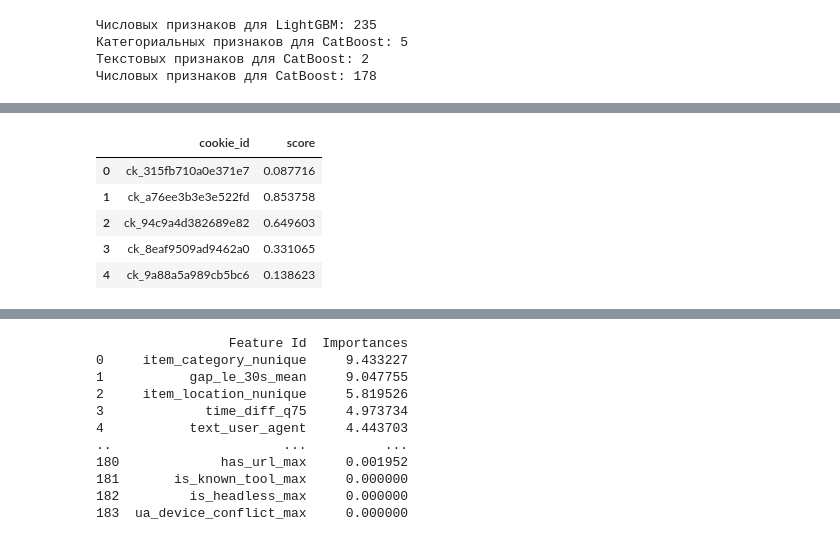
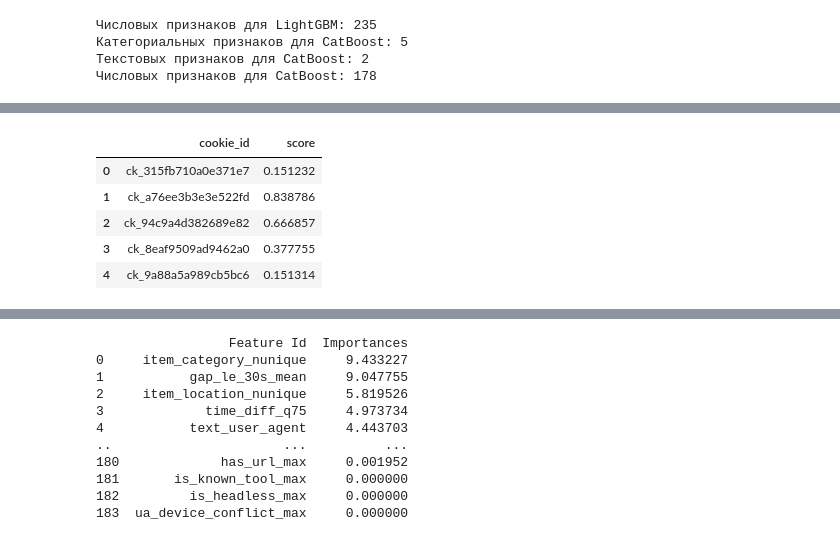
Before and after one commit to leaderpartiii/avito-bootcamp-fall, a Jupyter notebook: quickstart.ipynb, the cells around one changed output, grey strips where cells are left out. Drawn from its saved outputs; the diff is of its cells as text; code cells hidden in the pictures.

```diff
--- a/quickstart.ipynb
+++ b/quickstart.ipynb
@@ -366,15 +121,14 @@ ev_te = events_in_window(events, test)
 Xtr = extract_all_features(ev_tr, train)
 Xte = extract_all_features(ev_te, test)
 
-# Residual diversity after accounting for total activity volume. Fit on train only.
 event_log_train = np.log1p(Xtr['eid_count'].to_numpy())
 event_log_test = np.log1p(Xte['eid_count'].to_numpy())
 train_residuals, test_residuals = {}, {}
 for col in ['item_category', 'item_location', 'item_id', 'search_query']:
-    unique_col = f'{col}_nunique'
-    coef = np.polyfit(event_log_train, np.log1p(Xtr[unique_col].to_numpy()), deg=2)
-    train_residuals[f'div_{col}_residual_vs_events'] = np.log1p(Xtr[unique_col].to_numpy()) - np.polyval(coef, event_log_train)
-    test_residuals[f'div_{col}_residual_vs_events'] = np.log1p(Xte[unique_col].to_numpy()) - np.polyval(coef, event_log_test)
+    name = f'{col}_nunique'
+    coef = np.polyfit(event_log_train, np.log1p(Xtr[name].to_numpy()), deg=2)
+    train_residuals[f'div_{col}_res_vs_events'] = np.log1p(Xtr[name].to_numpy()) - np.polyval(coef, event_log_train)
+    test_residuals[f'div_{col}_res_vs_events'] = np.log1p(Xte[name].to_numpy()) - np.polyval(coef, event_log_test)
 Xtr = pd.concat([Xtr, pd.DataFrame(train_residuals, index=Xtr.index)], axis=1)
 Xte = pd.concat([Xte, pd.DataFrame(test_residuals, index=Xte.index)], axis=1)
 
@@ -382,9 +136,10 @@ cat_feature_cols = [c for c in Xtr.columns if c.startswith('cat_')]
 text_feature_cols = ['text_user_agent', 'text_search_queries']
 diversity_feature_cols = [c for c in Xtr.columns if c.startswith(('div_', 'dyn_', 'cross_'))]
 raw_nunique_cols = ['item_id_nunique', 'item_category_nunique', 'item_location_nunique', 'search_query_nunique']
-# CatBoost stays on its previously validated feature space; only LGB tests the new diversity representation.
+
 catboost_feature_cols = [c for c in Xtr.columns if c != 'cookie_id' and c not in diversity_feature_cols]
-feature_cols = [c for c in Xtr.columns if c not in ['cookie_id'] + cat_feature_cols + text_feature_cols + raw_nunique_cols]
+feature_cols = [c for c in Xtr.columns if
+                c not in ['cookie_id'] + cat_feature_cols + text_feature_cols + raw_nunique_cols]
 catboost_numeric_cols = [c for c in catboost_feature_cols if c not in cat_feature_cols + text_feature_cols]
 ytr = train.target.values
 
@@ -562,8 +356,10 @@ text_indices = [catboost_feature_cols.index(c) for c in text_feature_cols]
 
 X_train_cb = Xtr.loc[~is_valid, catboost_feature_cols].copy()
 X_val_cb = Xtr.loc[is_valid, catboost_feature_cols].copy()
-X_train_cb[cat_feature_cols + text_feature_cols] = X_train_cb[cat_feature_cols + text_feature_cols].fillna('__MISSING__').astype(str)
-X_val_cb[cat_feature_cols + text_feature_cols] = X_val_cb[cat_feature_cols + text_feature_cols].fillna('__MISSING__').astype(str)
+X_train_cb[cat_feature_cols + text_feature_cols] = (
+    X_train_cb[cat_feature_cols + text_feature_cols].fillna('__MISSING__').astype(str))
+X_val_cb[cat_feature_cols + text_feature_cols] = (
+    X_val_cb[cat_feature_cols + text_feature_cols].fillna('__MISSING__').astype(str))
 
 cat_model = CatBoostClassifier(
     iterations=2000,
@@ -679,22 +492,37 @@ regularized_model.fit(Xtr[feature_cols], ytr)
 regularized_test_preds = regularized_model.predict_proba(Xte[feature_cols])[:, 1]
 lgb_test_preds = 0.5 * baseline_test_preds + 0.5 * regularized_test_preds
 
-xgb_iterations = max(1, xgb_model.best_iteration + 1)
+xgb_iterations = 258
 xgb_model_full = XGBClassifier(
-    objective='binary:logistic', eval_metric='auc', tree_method='hist',
-    max_depth=6, min_child_weight=10, learning_rate=0.025, n_estimators=xgb_iterations,
-    subsample=0.8, colsample_bytree=0.75, reg_lambda=8.0, reg_alpha=0.2, gamma=0.05,
-    random_state=42, n_jobs=1,
+    objective='binary:logistic',
+    eval_metric='auc',
+    tree_method='hist',
+    grow_policy='depthwise',
+    learning_rate=0.024177037248695153,
+    max_depth=8,
+    min_child_weight=1.2085826306449958,
+    subsample=0.7371710362494178,
+    colsample_bytree=0.5663443785857485,
+    reg_alpha=0.0030412258431724406,
+    reg_lambda=1.319664179150204,
+    gamma=1.2973785708816357,
+    max_bin=256,
+    scale_pos_weight=0.834856683865191,
+    n_estimators=xgb_iterations,
+    random_state=42,
+    n_jobs=LGBM_THREADS,
 )
 xgb_model_full.fit(Xtr[feature_cols].to_numpy(dtype=np.float32), ytr)
 xgb_test_preds = xgb_model_full.predict_proba(Xte[feature_cols].to_numpy(dtype=np.float32))[:, 1]
-numeric_test_preds = 0.75 * rank01(lgb_test_preds) + 0.25 * rank01(xgb_test_preds)
+numeric_test_preds = 0.75 * average(lgb_test_preds) + 0.25 * average(xgb_test_preds)
 
 cat_iterations = max(1, cat_model.get_best_iteration() + 1)
 X_full_cb = Xtr[catboost_feature_cols].copy()
 X_test_cb = Xte[catboost_feature_cols].copy()
-X_full_cb[cat_feature_cols + text_feature_cols] = X_full_cb[cat_feature_cols + text_feature_cols].fillna('__MISSING__').astype(str)
-X_test_cb[cat_feature_cols + text_feature_cols] = X_test_cb[cat_feature_cols + text_feature_cols].fillna('__MISSING__').astype(str)
+X_full_cb[cat_feature_cols + text_feature_cols] = (
+    X_full_cb[cat_feature_cols + text_feature_cols].fillna('__MISSING__').astype(str))
+X_test_cb[cat_feature_cols + text_feature_cols] = (
+    X_test_cb[cat_feature_cols + text_feature_cols].fillna('__MISSING__').astype(str))
 
 cat_model_full = CatBoostClassifier(
     iterations=cat_iterations,
@@ -714,32 +542,46 @@ logreg_model.fit(Xtr[feature_cols], ytr)
 lr_test_preds = logreg_model.predict_proba(Xte[feature_cols])[:, 1]
 
 ua_vectorizer_full = TfidfVectorizer(
-    analyzer='char', ngram_range=(2, 5), min_df=2, max_features=15000,
-    sublinear_tf=True, norm='l2'
+    analyzer='char',
+    ngram_range=(2, 5),
+    min_df=2,
+    max_features=15000,
+    sublinear_tf=True,
+    norm='l2'
 )
 X_ua_full = ua_vectorizer_full.fit_transform(ua_text_train)
 X_ua_test = ua_vectorizer_full.transform(ua_text_test)
 ua_tfidf_model_full = LogisticRegression(
-    C=2.0, class_weight='balanced', max_iter=2000, solver='liblinear', random_state=42
+    C=2.0,
+    class_weight='balanced',
+    max_iter=2000,
+    solver='liblinear',
+    random_state=42
 )
 ua_tfidf_model_full.fit(X_ua_full, ytr)
 ua_tfidf_test_preds = ua_tfidf_model_full.predict_proba(X_ua_test)[:, 1]
 print('UA TF-IDF full shape:', X_ua_full.shape)
 
 if ensemble_mode == 'rank':
-    ensemble_score = (ensemble_weights['numeric_weight'] * rank01(numeric_test_preds) + ensemble_weights['cat_weight'] * rank01(cat_test_preds) + ensemble_weights['lr_weight'] * rank01(lr_test_preds) + ensemble_weights['ua_weight'] * rank01(ua_tfidf_test_preds))
+    ensemble_score = (ensemble_weights['numeric_weight'] * average(numeric_test_preds) +
+                      ensemble_weights['cat_weight'] * average(cat_test_preds) +
+                      ensemble_weights['lr_weight'] * average(lr_test_preds) +
+                      ensemble_weights['ua_weight'] * average(ua_tfidf_test_preds))
 else:
-    ensemble_score = (ensemble_weights['numeric_weight'] * numeric_test_preds + ensemble_weights['cat_weight'] * cat_test_preds + ensemble_weights['lr_weight'] * lr_test_preds + ensemble_weights['ua_weight'] * ua_tfidf_test_preds)
+    ensemble_score = (ensemble_weights['numeric_weight'] * numeric_test_preds +
+                      ensemble_weights['cat_weight'] * cat_test_preds +
+                      ensemble_weights['lr_weight'] * lr_test_preds +
+                      ensemble_weights['ua_weight'] * ua_tfidf_test_preds)
 
 sub = pd.DataFrame({'cookie_id': Xte.cookie_id, 'score': ensemble_score})
 assert len(sub) == len(test) and sub.score.between(0, 1).all()
 sub.to_csv('submission.csv', index=False)
 
-# Отдельный кандидат: XGBoost был сильнейшей одиночной моделью на последнем holdout.
 sub_xgb = pd.DataFrame({'cookie_id': Xte.cookie_id, 'score': xgb_test_preds})
 assert len(sub_xgb) == len(test) and sub_xgb.score.between(0, 1).all()
 sub_xgb.to_csv('submission_xgb.csv', index=False)
-print(f'Финальный ансамбль: {ensemble_mode}, weights={ensemble_weights}, XGBoost iterations={xgb_iterations}, CatBoost iterations={cat_iterations}')
-print('Сохранены submission.csv (ансамбль) и submission_xgb.csv (чистый XGBoost)')
+print(
+    f'Финальный ансамбль: {ensemble_mode}, weights={ensemble_weights}, XGBoost iterations={xgb_iterations}, CatBoost iterations={cat_iterations}')
+print('Сохранены submission.csv и submission_xgb.csv')
 sub.head()
 # %% [output]
@@ -758,7 +600,7 @@ UA TF-IDF full shape: (11091, 2238)
 |  | cookie_id | score |
-| 0 | ck_315fb710a0e371e7 | 0.087716 |
-| 1 | ck_a76ee3b3e3e522fd | 0.853758 |
-| 2 | ck_94c9a4d382689e82 | 0.649603 |
-| 3 | ck_8eaf9509ad9462a0 | 0.331065 |
-| 4 | ck_9a88a5a989cb5bc6 | 0.138623 |
+| 0 | ck_315fb710a0e371e7 | 0.151232 |
+| 1 | ck_a76ee3b3e3e522fd | 0.838786 |
+| 2 | ck_94c9a4d382689e82 | 0.666857 |
+| 3 | ck_8eaf9509ad9462a0 | 0.377755 |
+| 4 | ck_9a88a5a989cb5bc6 | 0.151314 |
 # %% [markdown]
```
Also changed, not shown: parts of 19 cells of this notebook, 8 other files.
